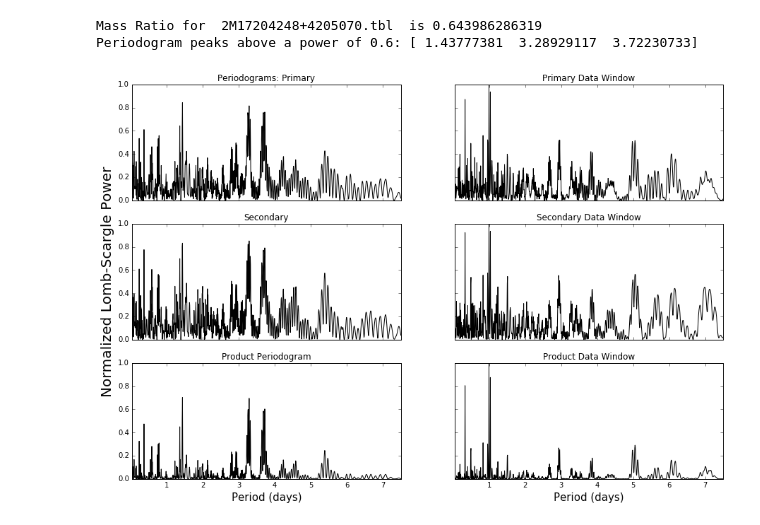
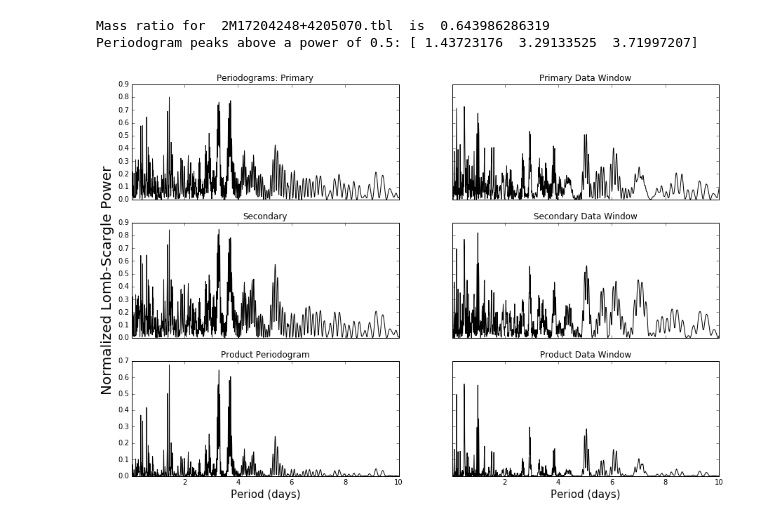
Before and after one commit to jacob-i-skinner/Orbit-Fitting, a Jupyter notebook: 2M17204248+4205070.ipynb, the cells around one changed output. Cells and saved outputs as stored; diff of their text form; code cells hidden in the pictures.

```diff
--- a/2M17204248+4205070.ipynb
+++ b/2M17204248+4205070.ipynb
@@ -1,36 +1,40 @@
 # %%
-#import libraries
+#import-libraries-and-data---------------------------------------------------------------------------------------#
 import numpy as np
 from matplotlib import pyplot as plt
 from scipy.signal import lombscargle
 %matplotlib inline
+filename     = '2M17204248+4205070.tbl'
+system       = np.genfromtxt(filename, skip_header=1, usecols=(0, 1, 2))
 
-#---------------------------------------------------------------------------------------------------------------------#
+#Mass-Ratio-Finder-----------------------------------------------------------------------------------------------#
+
+RVp        =[datum[1] for datum in system if not np.isnan(datum[1]+datum[2])]
+RVs        =[datum[2] for datum in system if not np.isnan(datum[1]+datum[2])]
+m,b        = np.polyfit(RVs, RVp, 1)
+mass_ratio = -m
+print('Mass ratio for ', filename, ' is ', -m)
+
+#Periodogrammer--------------------------------------------------------------------------------------------------#
 
 #define variables
-filename = '2M06115599+4205070.tbl'
-system = np.genfromtxt(filename, skip_header=1, usecols=(0, 1, 2))
-JD, RVp, RVs =[datum[0] for datum in system], [datum[1] for datum in system], [datum[2] for datum in system]
-JDp, JDs = JD, JD
-samples = 1000
+JD, RVp, RVs = [datum[0] for datum in system], [datum[1] for datum in system], [datum[2] for datum in system]
+JDp, JDs     = JD, JD
+samples      = 1000
+max_period   = 10
 
-#---------------------------------------------------------------------------------------------------------------------#
-
-#define functions
+#dfine-functions-------------------------------------------------------------------------------------------------#
 
 #This periodogram function was taken from Jake Vanderplas' article "Fast Lomb-Scargle Periodograms in Python"
 def periodogram(t, rv, f):
-
     t = np.array(t)
     rv = np.array(rv)
-
-    #lower limit of period range is 1 hour
-
+# lower limit of periods range set to one hour
 #    delta_t = np.inf
 #    for i in range(0, len(t)-2):
 #        if t[i+1]-t[i] < delta_t and t[i+1]-t[i] != 0:
 #            delta_t = t[i+1]-t[i]
-    periods = np.linspace(0.04167, 7.5, num = f)
+    periods = np.linspace(0.04167, max_period, num = f)
 
     # convert period range into frequency range
     ang_freqs = 2 * np.pi / periods
@@ -42,18 +46,16 @@ def periodogram(t, rv, f):
     # normalize the power
     N = len(t)
     powers *= 2 / (N * rv.std() ** 2)
-
     return periods, powers
 
+#slighty altered periodogram function, computes data window for a set of visits
 def data_window(t, f):
-#slighty altered periodogram function, computes data window for a set of visits
     t = np.array(t)
-
 #    delta_t = np.inf
 #    for i in range(0, len(t)-2):
 #        if t[i+1]-t[i] < delta_t and t[i+1]-t[i] != 0:
 #            delta_t = t[i+1]-t[i]
-    periods = np.linspace(0.04167, 7.5, num = f)
+    periods = np.linspace(0.04167, max_period, num = f)
 
     # convert period range into frequency range
     ang_freqs = 2 * np.pi / periods
@@ -65,12 +67,10 @@ def data_window(t, f):
     # normalize the power
     N = len(t)
     powers *= 2 / N
-
     return periods, powers
 
-#this function removes nan cells from the bad RV visits, and deletes the accompanying JDs
+#this function removes nan cells from the bad RV visits, and deletes the accompanying JD element
 #from a copy tied to the specific rv list
-
 def adjustment(t, rv):
     adjusted_t = np.asarray(t)
     for i in range(0, len(t)-1):
@@ -81,16 +81,18 @@ def adjustment(t, rv):
             adjusted_t = np.delete(adjusted_t, i)
     return adjusted_t, rv
 
-def phases(P, T, times): #function converts measurements in time into measurements in orbital phase (from 0-1)
-    phased_Times = np.zeros(len(times)) #function is only useful after T and P have been determined
+#function converts measurements in time into measurements in orbital phase (from 0-1)
+#function is only useful after T and P have been determined
+def phases(P, T, times):
+    phased_Times = np.zeros(len(times))
     for i in range(0, len(times)-1):
         phased_Times[i] = ((times[i])-T)/P-int(((times[i])-T)/P)
         if phased_Times[i] < 0:
             phased_Times[i] = phased_Times[i]+1
     return phased_Times
 
+#function finds local maxima above a specified cutoff power
 def maxima(cutoff):
-    #function finds local maxima above a specified cutoff power
     cutoff = 0.6
     power = y*y2
     maxima = np.array([])
@@ -99,11 +101,9 @@ def maxima(cutoff):
             maxima = np.append(maxima, x[i])
     return maxima
 
-#---------------------------------------------------------------------------------------------------------------------#
+#now-do-things!--------------------------------------------------------------------------------------------------#
 
-#now do things!
-
-#check RV measurements for the need to be adjusted
+#check RV measurements for the need to be adjusted and adjust them if so
 for i in range(0, len(JD)-1):
     if np.isnan(system[i][1]):
         JDp, RVp = adjustment(JD, RVp)
@@ -112,38 +112,38 @@ for i in range(0, len(JD)-1):
 for i in range(0, len(JD)-1):
     if np.isnan(system[i][2]):
         JDs, RVs = adjustment(JD, RVs)
         break
 
 # plot the results
 x, y  = periodogram(JDp, RVp, samples)
 y2    = periodogram(JDs, RVs, samples)[1]
 y3,y4 = data_window(JDp, samples)[1], data_window(JDs, samples)[1]
 
 fig, ((ax1,ax4),(ax2,ax5),(ax3,ax6)) = plt.subplots(3, 2, sharex='col', sharey='row')
 ax1.plot(x, y, 'k')
 ax1.set_title('Periodograms: Primary')
-ax1.set_xlim(1/24, 7.5)
-ax4.set_xlim(1/24, 7.5)
+ax1.set_xlim(1/24, max_period)
+ax4.set_xlim(1/24, max_period)
 ax2.plot(x, y2, 'k')
 ax2.set_title('Secondary')
 ax3.plot(x, y*y2, 'k')
 ax3.set_title('Product Periodogram')
 ax4.plot(x, y3, 'k')
 ax4.set_title('Primary Data Window')
 ax5.plot(x, y4, 'k')
 ax5.set_title('Secondary Data Window')
 ax6.plot(x, y3*y4, 'k')
 ax6.set_title('Product Data Window')
 ax3.set_xlabel('Period (days)', size='15')
 ax6.set_xlabel('Period (days)', size='15')
 ax2.set_ylabel('Normalized Lomb-Scargle Power', size='20')
 fig.set_figheight(10)
 fig.set_figwidth(15)
 #plt.savefig(filename + ' periodogram.pdf')
-print('Periodogram peaks above a power of 0.6:',maxima(0.6))
+print('Periodogram peaks above a power of 0.5:',maxima(0.5))
 # %% [output]
-Mass Ratio for  2M17204248+4205070.tbl  is 0.643986286319
-Periodogram peaks above a power of 0.6: [ 1.43777381  3.28929117  3.72230733]
+Mass ratio for  2M17204248+4205070.tbl  is  0.643986286319
+Periodogram peaks above a power of 0.5: [ 1.43723176  3.29133525  3.71997207]
-[figure, old version]
+[figure, new version]
 # %%
 fig, ((ax1),(ax2),(ax3)) = plt.subplots(3,1, sharex='col', sharey='row')
```
Also changed, not shown: parts of 3 cells of this notebook, 4 other files.
